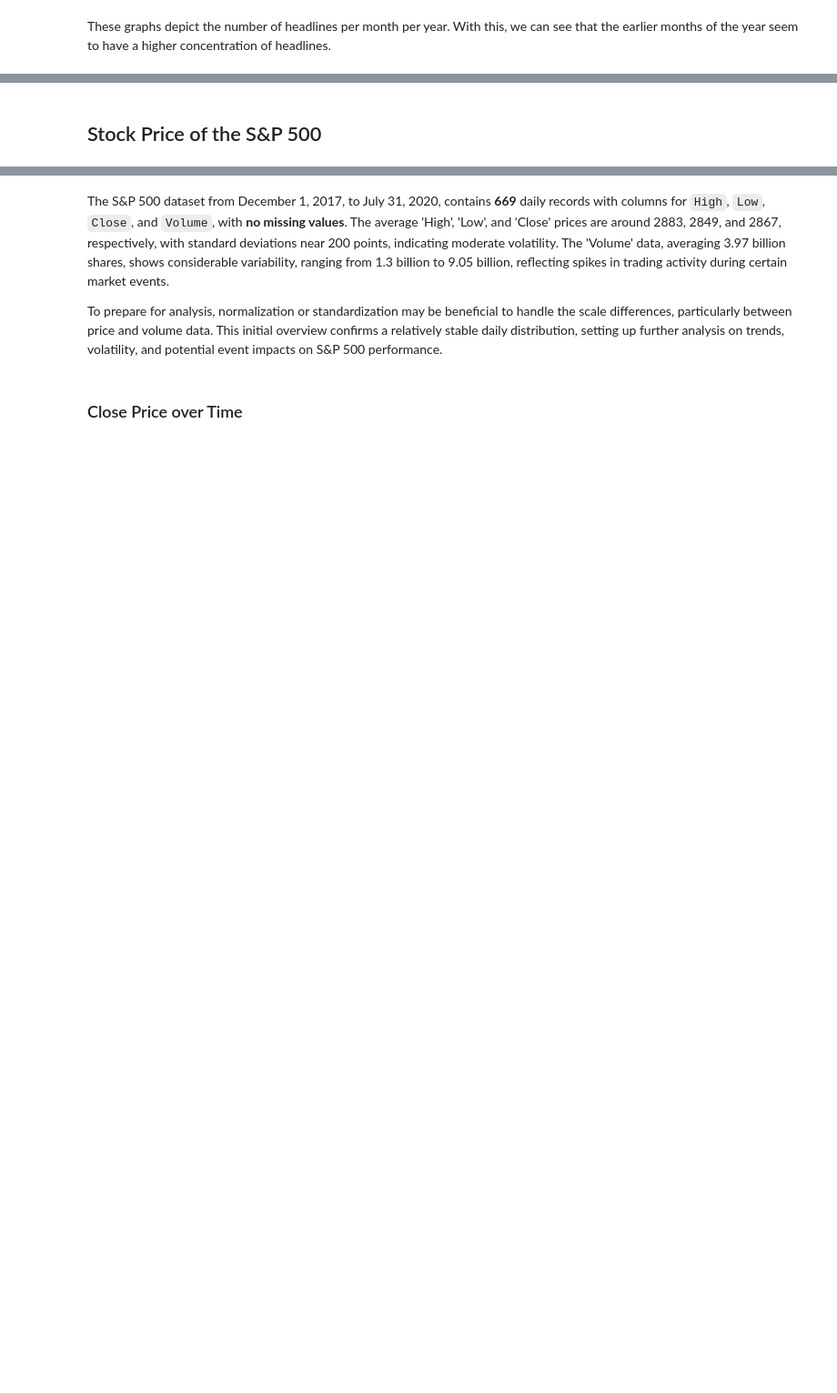
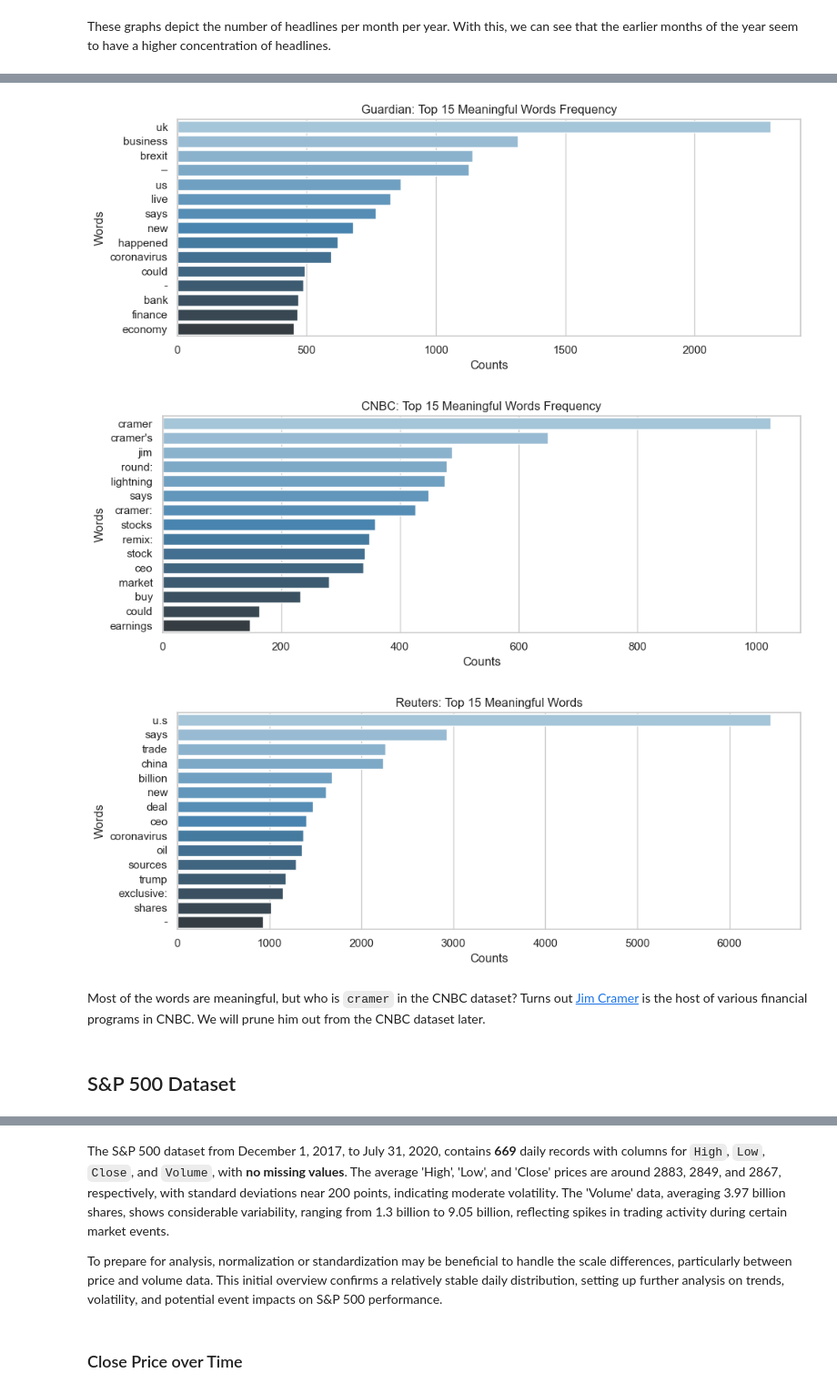
Before and after one commit to Aaron3963/CSE_151A_Project, a Jupyter notebook: project.ipynb, the cells around one changed output, grey strips where cells are left out. Shown: that part at 91% size. Cells and saved outputs as stored; diff of their text form; code cells hidden in the pictures; blank space fills up the shorter version.

Commit message:
Cleaned EDA

```diff
--- a/project.ipynb
+++ b/project.ipynb
@@ -118 +99,9 @@ These histograms display the number of headlines given a specific length. Disreg
+# %%
+# Extra cleaning for CNBC
+cnbc_data['Time'] = (
+    cnbc_data['Time']
+    .str.replace(r"ET", "", regex=True)
+    .str.strip()
+    .str.replace(r"\s+", " ", regex=True)
+)
 # %%
@@ -174,0 +170,3 @@ for df in [cnbc_data, guardian_data, reuters_data]:
+# %%
+nltk.download('stopwords')
+stop_words = set(stopwords.words('english'))
@@ -175,5 +177,44 @@ for df in [cnbc_data, guardian_data, reuters_data]:
+# %%
+# Function to clean and process headlines for meaningful word frequencies
+def process_and_plot(data, title, start=0, end=15, stopwords=None):
+    stopwords = stop_words
+
+    combined_string = ' '.join(data['Headlines'])  # Combine all headlines
+    word_list = combined_string.split()  # Split into words
+    word_list = [word.lower().strip(",.!?()[]") for word in word_list if word.lower() not in stopwords]
+
+    # Calculate word frequencies
+    word_count = Counter(word_list)
+
+    # Sort words by frequency
+    sorted_words = word_count.most_common()  # Sort by frequency
+    top_words = sorted_words[start:end]  # Select words from the specified range
+
+    # Create lists of words and their counts
+    words = [word for word, count in top_words]
+    counts = [count for word, count in top_words]
+
+    # Plot the bar chart
+    plt.figure(figsize=(10, 4))
+    sns.barplot(x=counts, y=words,hue=words, palette="Blues_d", orient="h")
+    plt.xlabel('Counts')
+    plt.ylabel('Words')
+    plt.title(title)
+    plt.tight_layout()
+    plt.show()
+
+# Plot for each dataset excluding common stopwords
+process_and_plot(guardian_data, 'Guardian: Top 15 Meaningful Words Frequency')
+process_and_plot(cnbc_data, 'CNBC: Top 15 Meaningful Words Frequency')
+process_and_plot(reuters_data, 'Reuters: Top 15 Meaningful Words')
+# %% [output]
+[figure, added]
+[figure, added]
+[figure, added]
+# %% [markdown]
+Most of the words are meaningful, but who is `cramer` in the CNBC dataset? Turns out [Jim Cramer](https://en.wikipedia.org/wiki/Jim_Cramer) is the host of various financial programs in CNBC. We will prune him out from the CNBC dataset later.
 # %% [markdown]
-## Stock Price of the S&P 500
+## S&P 500 Dataset
 # %%
 ticker = "^GSPC"
 start_date = "2017-12-01"
```
Also changed, not shown: parts of 30 cells of this notebook.
